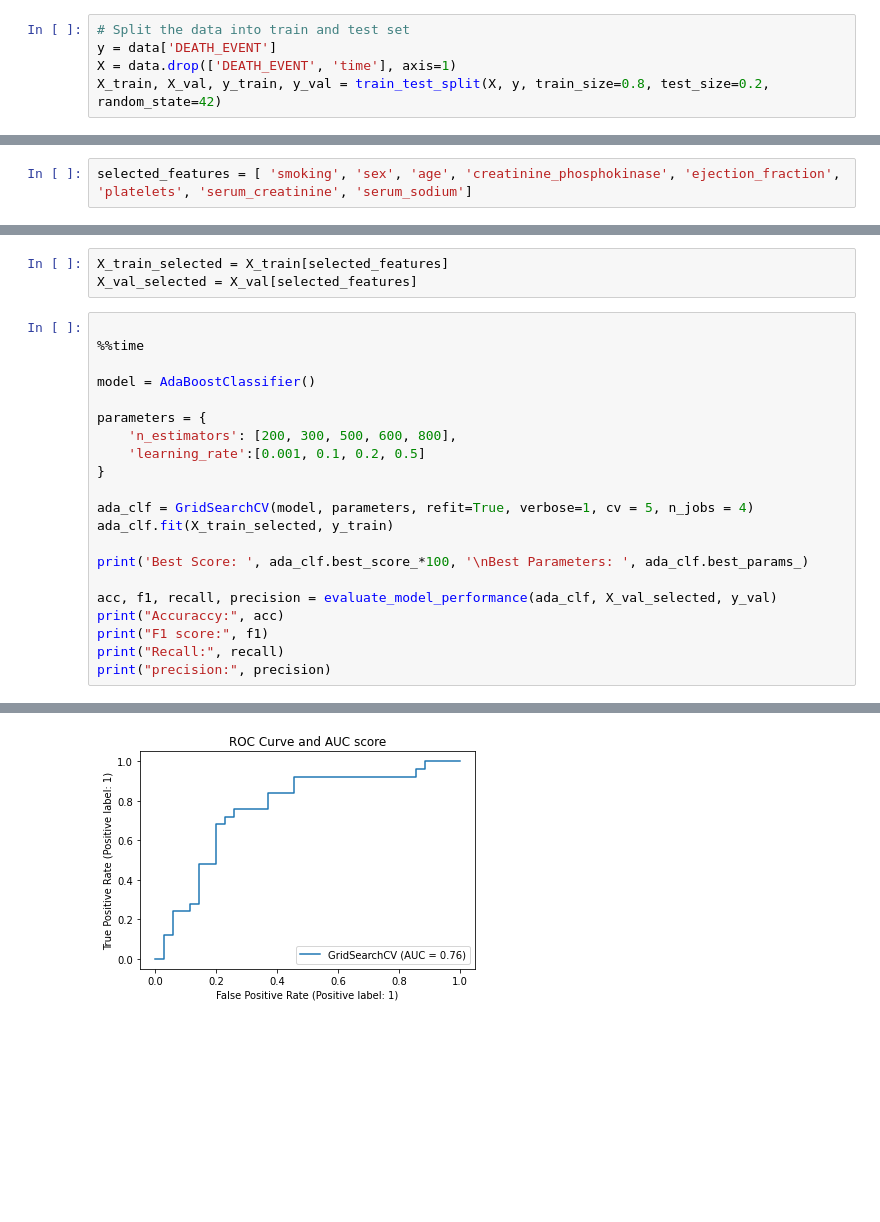
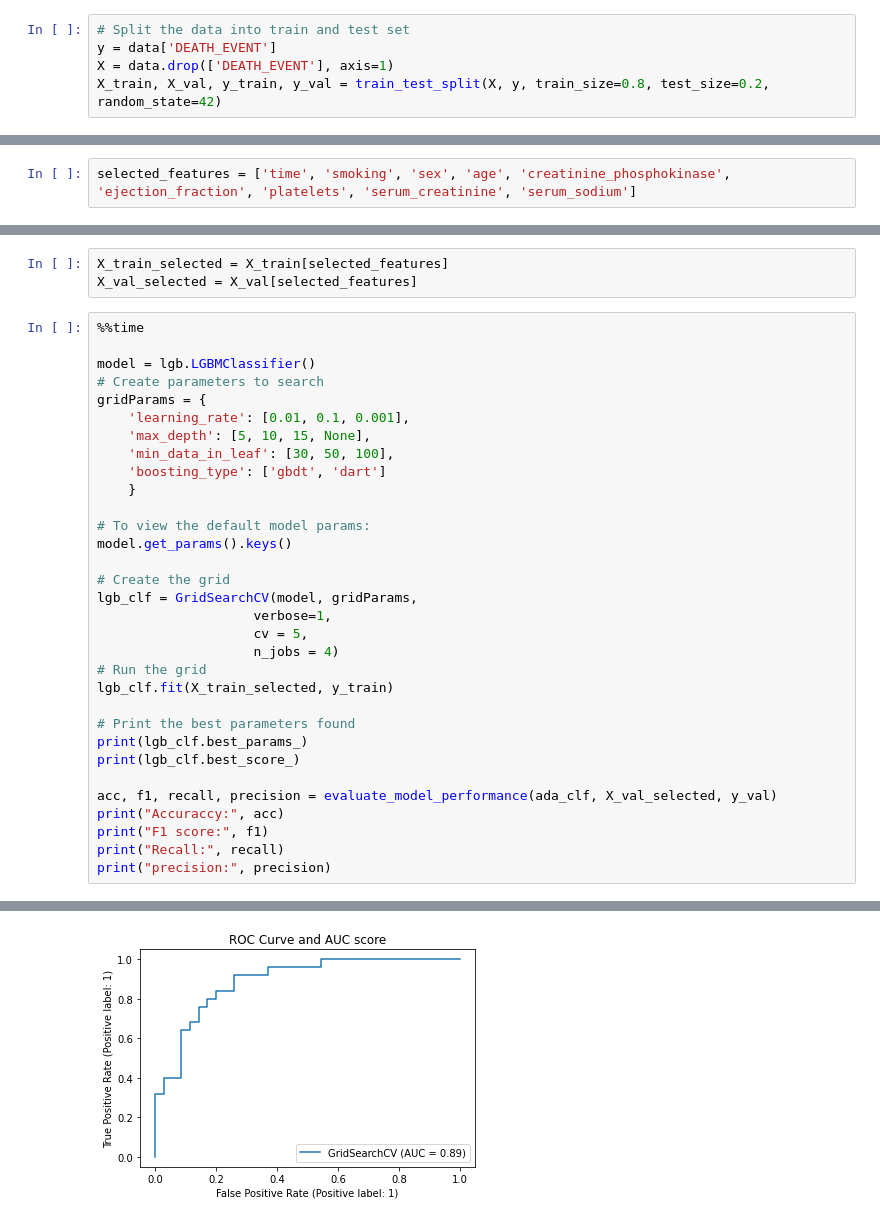
Before and after one commit to tminhquang00/EEET2485-heart-failure-prediction, a Jupyter notebook: heart-failure-detection.ipynb, the cells around one changed output, grey strips where cells are left out. Drawn from its saved outputs; the diff is of its cells as text; blank space fills up the shorter version.

```diff
--- a/heart-failure-detection.ipynb
+++ b/heart-failure-detection.ipynb
@@ -530,5 +674,5 @@ It is noticeable to mention that we have try remove outlier in the data set but
 # %%
 # Split the data into train and test set
 y = data['DEATH_EVENT']
-X = data.drop(['DEATH_EVENT', 'time'], axis=1)
+X = data.drop(['DEATH_EVENT'], axis=1)
 X_train, X_val, y_train, y_val = train_test_split(X, y, train_size=0.8, test_size=0.2, random_state=42)
@@ -625,5 +778,5 @@ dtype: float64
 # %%
-selected_features = [ 'smoking', 'sex', 'age', 'creatinine_phosphokinase', 'ejection_fraction', 'platelets', 'serum_creatinine', 'serum_sodium']
+selected_features = ['time', 'smoking', 'sex', 'age', 'creatinine_phosphokinase', 'ejection_fraction', 'platelets', 'serum_creatinine', 'serum_sodium']
 # %% [markdown]
 ### Data modelling
 # %% [markdown]
@@ -812,20 +965,31 @@ Text(0.5, 1.0, 'Precision Score')
 X_train_selected = X_train[selected_features]
 X_val_selected = X_val[selected_features]
 # %%
-
 %%time
 
-model = AdaBoostClassifier()
+model = lgb.LGBMClassifier()
+# Create parameters to search
+gridParams = {
+    'learning_rate': [0.01, 0.1, 0.001],
+    'max_depth': [5, 10, 15, None],
+    'min_data_in_leaf': [30, 50, 100],
+    'boosting_type': ['gbdt', 'dart']
+    }
 
-parameters = {
-    'n_estimators': [200, 300, 500, 600, 800],
-    'learning_rate':[0.001, 0.1, 0.2, 0.5]
-}
+# To view the default model params:
+model.get_params().keys()
 
-ada_clf = GridSearchCV(model, parameters, refit=True, verbose=1, cv = 5, n_jobs = 4)
-ada_clf.fit(X_train_selected, y_train)
+# Create the grid
+lgb_clf = GridSearchCV(model, gridParams,
+                    verbose=1,
+                    cv = 5,
+                    n_jobs = 4)
+# Run the grid
+lgb_clf.fit(X_train_selected, y_train)
 
-print('Best Score: ', ada_clf.best_score_*100, '\nBest Parameters: ', ada_clf.best_params_)
+# Print the best parameters found
+print(lgb_clf.best_params_)
+print(lgb_clf.best_score_)
 
 acc, f1, recall, precision = evaluate_model_performance(ada_clf, X_val_selected, y_val)
 print("Accuraccy:", acc)
@@ -846 +1012 @@ Wall time: 15.6 s
-[figure, old version]
+[figure, new version]
```
Also changed, not shown: parts of 33 cells of this notebook, 1 other file.
